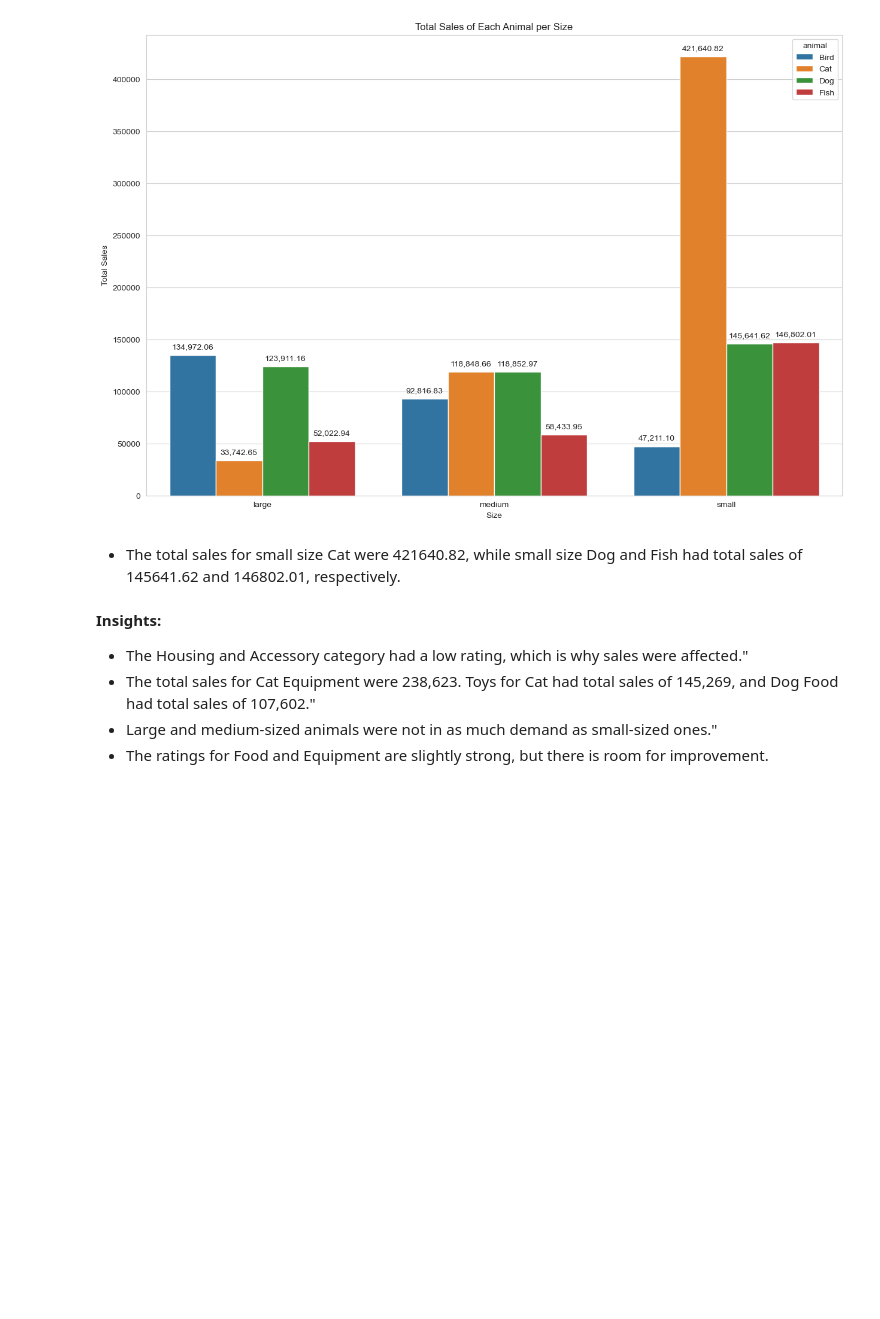
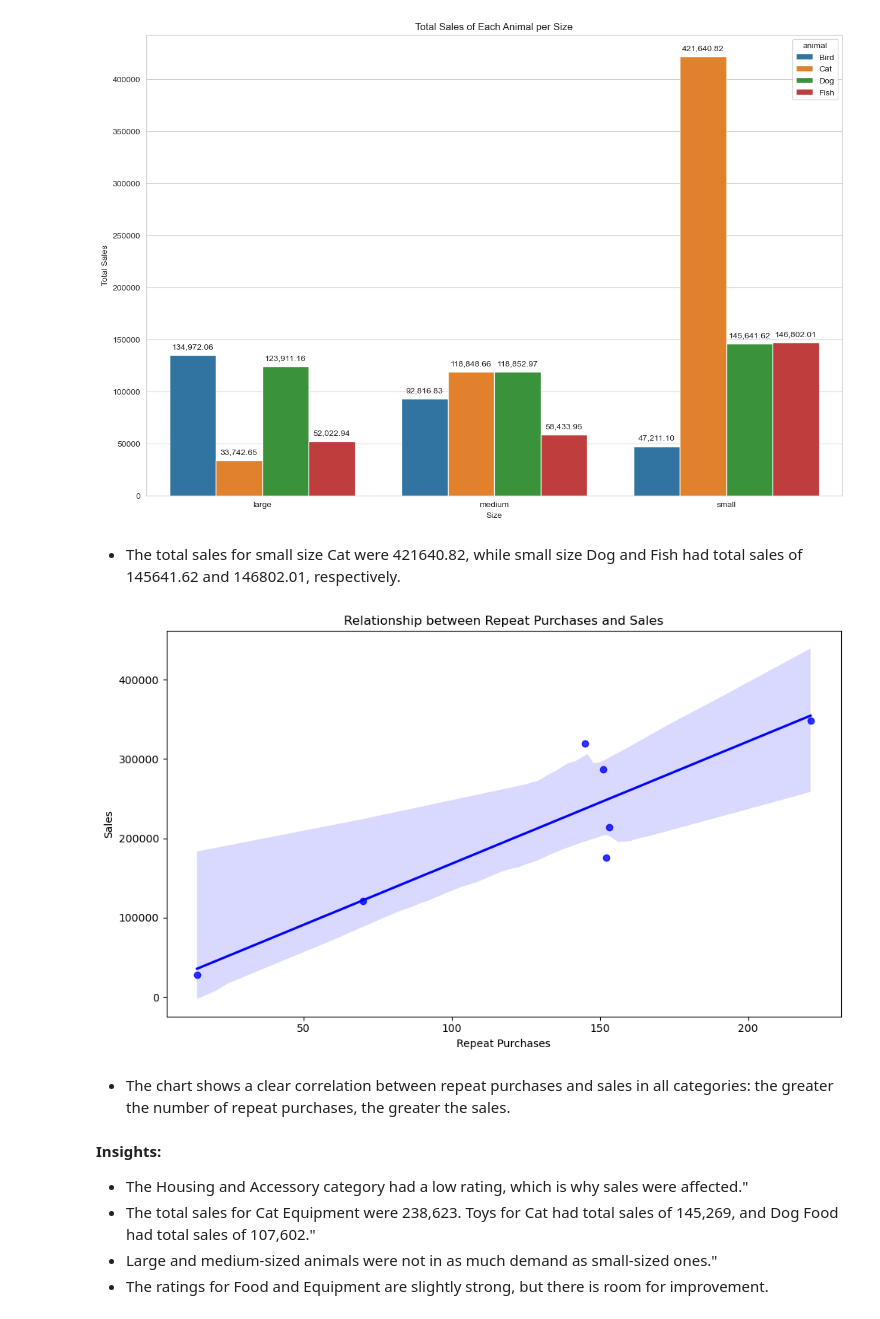
Before and after one commit to LoveRedemption/Pet_supply_analysis, a Jupyter notebook: Pet_Box.ipynb, the cells around one changed output. Cells and saved outputs as stored; diff of their text form; code cells hidden in the pictures; blank space fills up the shorter version.

```diff
--- a/Pet_Box.ipynb
+++ b/Pet_Box.ipynb
@@ -585,6 +585,25 @@ plt.show()
 [figure]
 # %% [markdown]
 - The total sales for small size Cat were 421640.82, while small size Dog and Fish had total sales of 145641.62 and 146802.01, respectively.
+# %%
+# Calculate the total sales for each category
+category_sales = df.groupby('category')['sales'].sum()
+
+# Calculate the total number of repeat purchases for each category
+category_repeat_purchases = df.groupby('category')['repeat_purchase'].sum()
+
+# Create a scatter plot with a regression line
+plt.figure(figsize=(10, 6))
+sns.regplot(x=category_repeat_purchases, y=category_sales, color='blue')
+plt.title('Relationship between Repeat Purchases and Sales')
+plt.xlabel('Repeat Purchases')
+plt.ylabel('Sales')
+plt.tight_layout()
+plt.show()
+# %% [output]
+[figure, added]
+# %% [markdown]
+- The chart shows a clear correlation between repeat purchases and sales in all categories: the greater the number of repeat purchases, the greater the sales.
 # %% [markdown]
 **Insights:**
 - The Housing and Accessory category had a low rating, which is why sales were affected."
```
Also changed, not shown: parts of 18 cells of this notebook, 1 other file.
